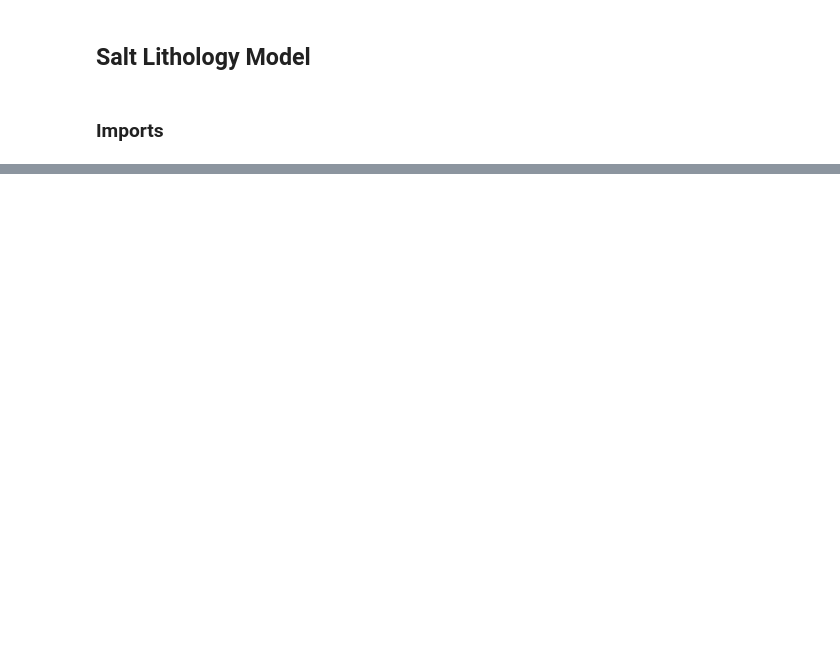
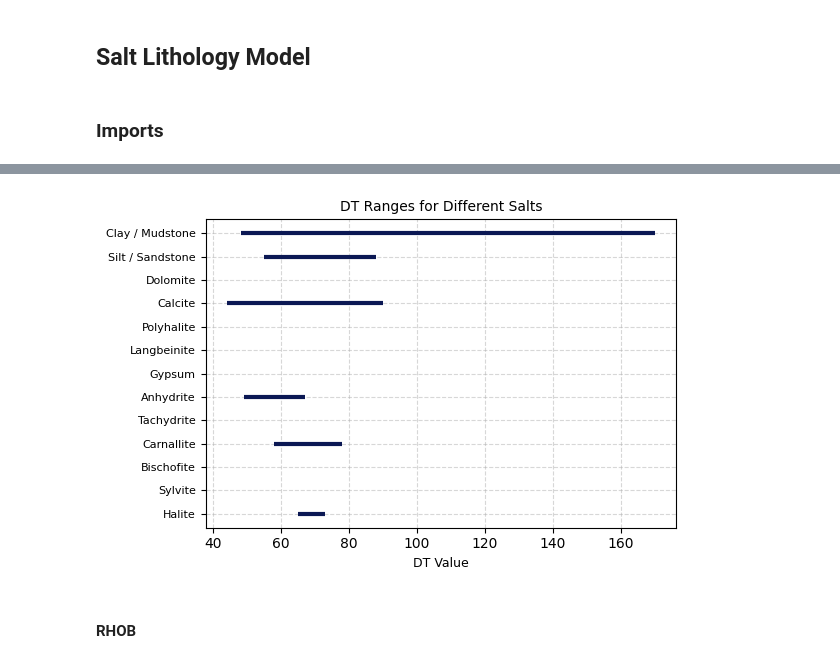
Before and after one commit to HarrisEdlmannQR/salt-lithology-model, a Jupyter notebook: model.ipynb, the cells around one changed output, grey strips where cells are left out. Saved outputs shown, nothing was run; the diff lists cells and outputs as text; code cells hidden in the pictures; blank space fills up the shorter version.

```diff
--- a/model.ipynb
+++ b/model.ipynb
@@ -38,0 +254,5 @@ GR_RANGES = {
+# %%
+dt_ranges = RangePlotter("DT", DT_RANGES)
+dt_ranges.plot_ranges()
+# %% [output]
+[figure, added]
@@ -38,0 +267,2 @@ GR_RANGES = {
+# %% [markdown]
+#### RHOB
```
Also changed, not shown: parts of 39 cells of this notebook.
